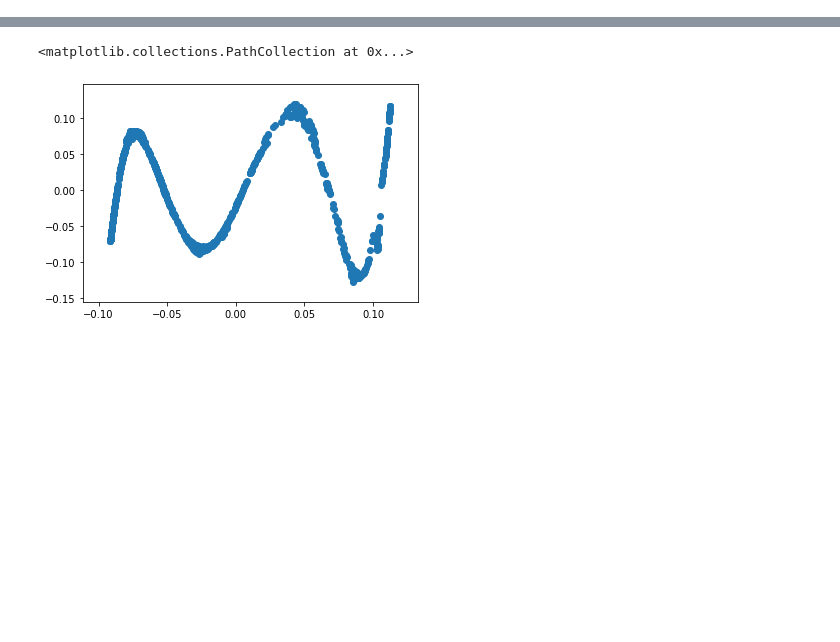
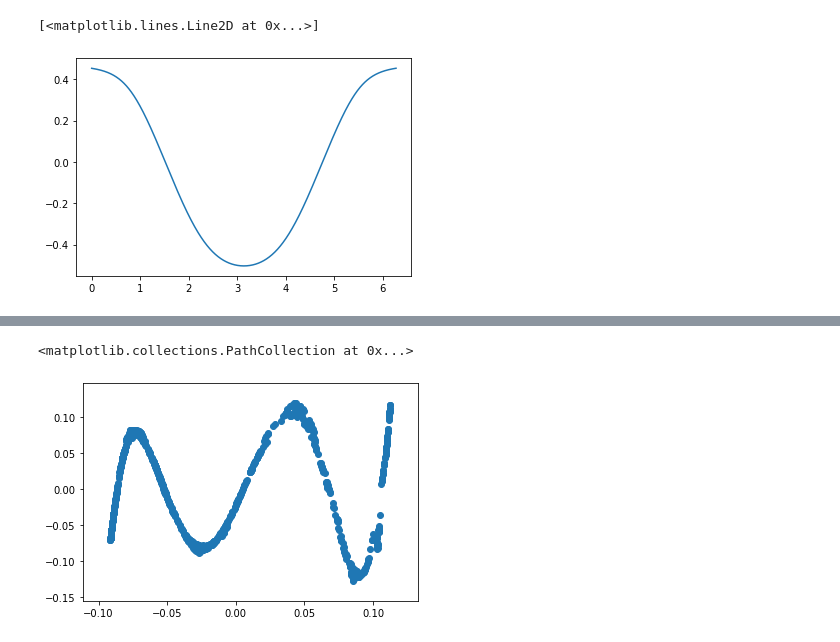
Before and after one commit to Hope-Liang/MLCrowdModeling_ex4, a Jupyter notebook: Diffusion_Maps.ipynb, the cells around one changed output, grey strips where cells are left out. Cells and saved outputs as stored; diff of their text form; code cells hidden in the pictures; blank space fills up the shorter version.

```diff
--- a/Diffusion_Maps.ipynb
+++ b/Diffusion_Maps.ipynb
@@ -101,0 +90,5 @@ plt.plot(a,phi[5])
+# %%
+plt.plot(a,phi[2],label="phi2")
+# %% [output]
+[<matplotlib.lines.Line2D at 0x...>]
+[figure, added]
```
Also changed, not shown: parts of 10 cells of this notebook.
